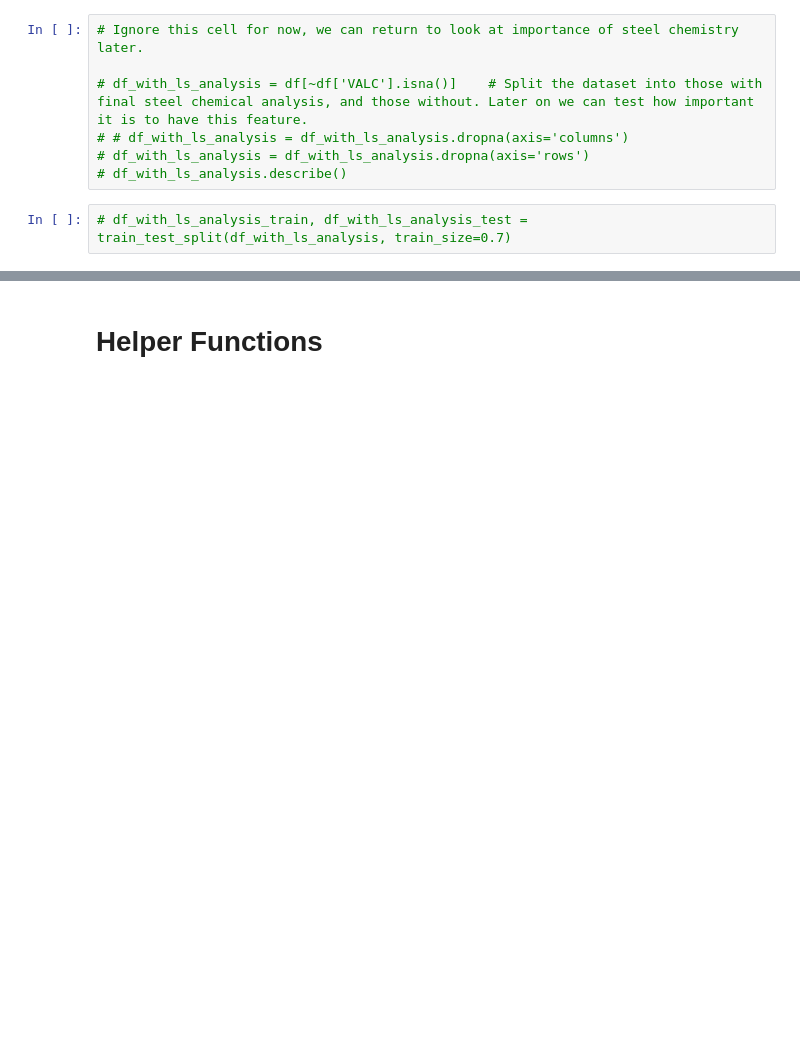
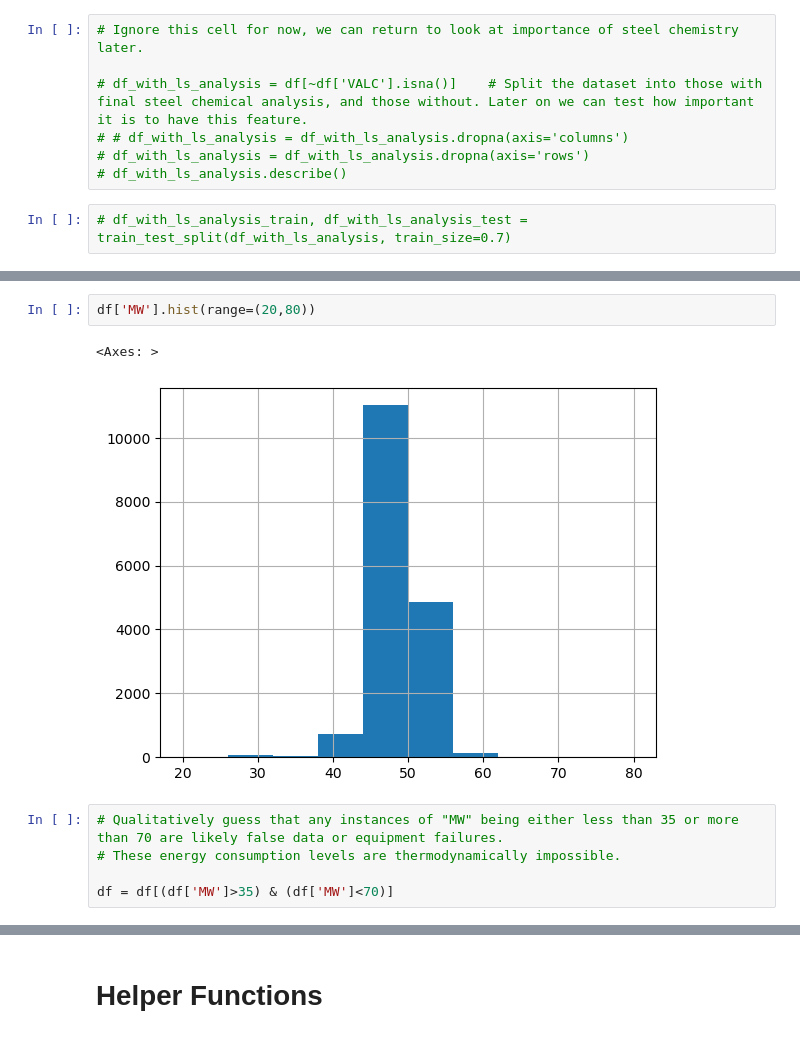
Before and after one commit to Jilai01/CHE1147-Team-8, a Jupyter notebook: EAF_Supervised_Learning.ipynb, the cells around one changed output, grey strips where cells are left out. Drawn from its saved outputs; the diff is of its cells as text; blank space fills up the shorter version.

```diff
--- a/EAF_Supervised_Learning.ipynb
+++ b/EAF_Supervised_Learning.ipynb
@@ -58,6 +62,16 @@ df.describe()
 | 50% | 5060.000000 | 0.000000 | 0.000000 | 0.000000 | 121168.000000 | 0.000000 | 0.000000 | 0.000000 | 0.000000 | ... |
 | 75% | 9253.500000 | 0.000000 | 0.000000 | 0.000000 | 127959.500000 | 0.000000 | 0.000000 | 0.000000 | 0.000000 | ... |
 | max | 49366.000000 | 20854.000000 | 24776.000000 | 13890.000000 | 139916.000000 | 69506.000000 | 10052.000000 | 120.000000 | 1900.000000 | ... |
+# %%
+df['MW'].hist(range=(20,80))
+# %% [output]
+<Axes: >
+[figure, added]
+# %%
+# Qualitatively guess that any instances of "MW" being either less than 35 or more than 70 are likely false data or equipment failures.
+# These energy consumption levels are thermodynamically impossible.
+
+df = df[(df['MW']>35) & (df['MW']<70)]
 # %%
 df_train, df_test = train_test_split(df, train_size=0.7)
 
```
Also changed, not shown: parts of 15 cells of this notebook.
